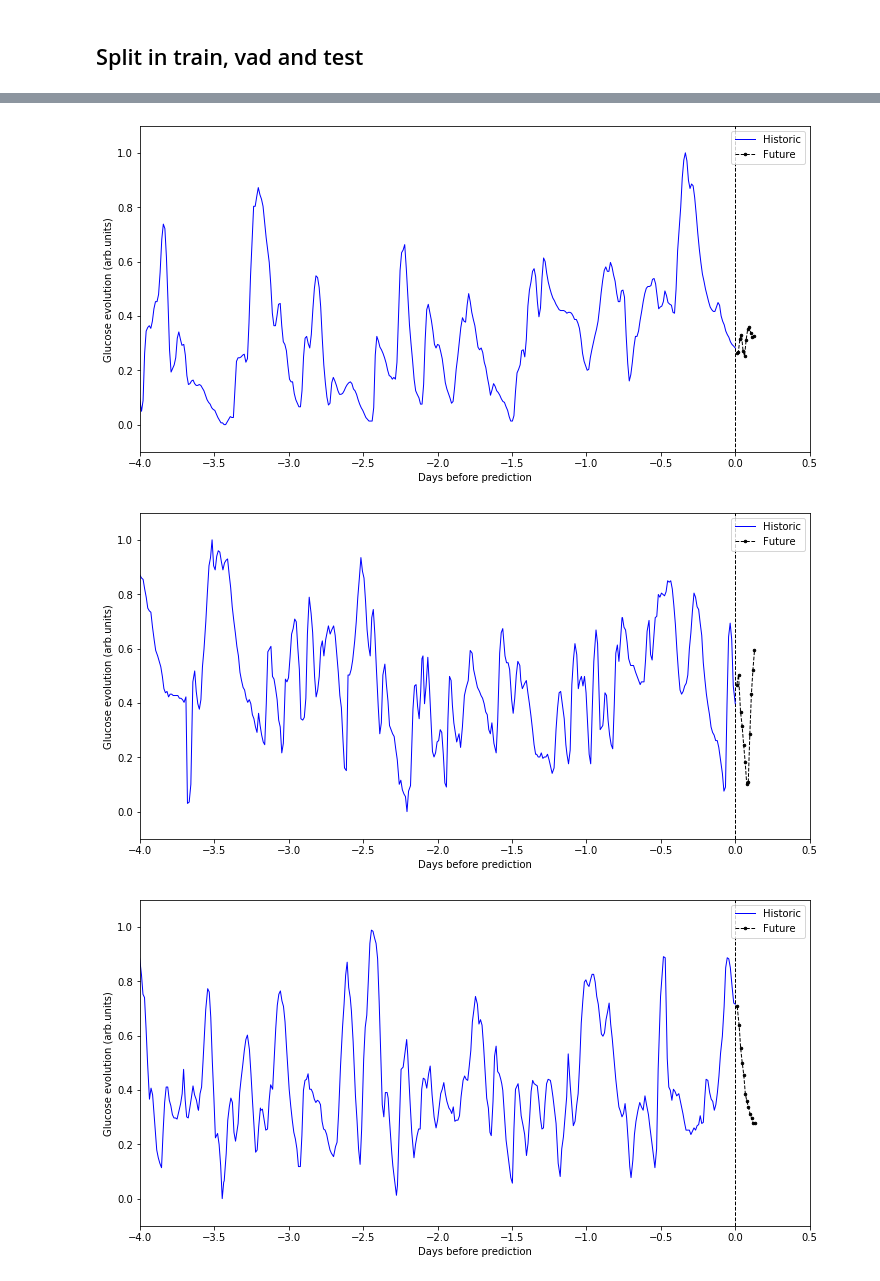
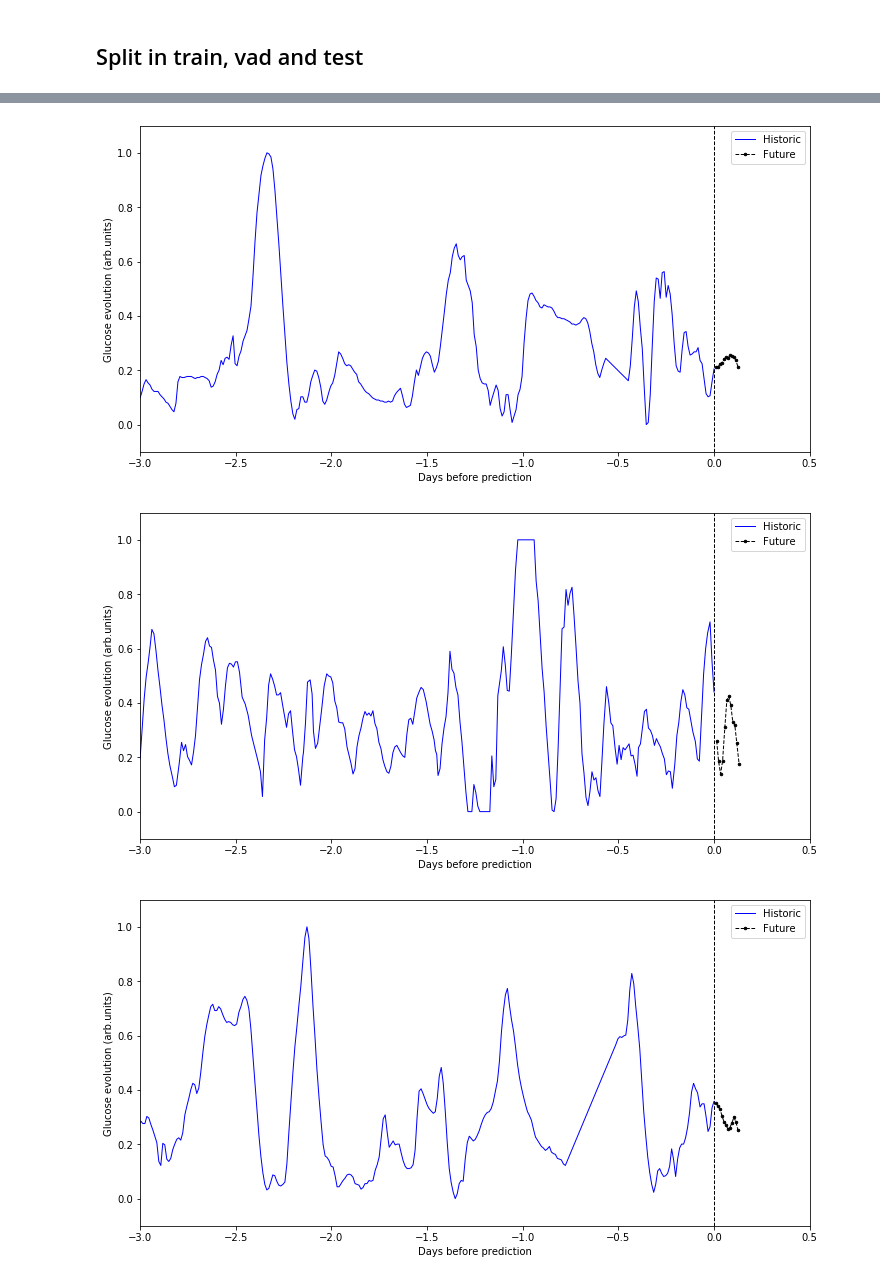
Before and after one commit to juan-arevalo/sugar_level_prediction, a Jupyter notebook: explore/data_exploration.ipynb, the cells around one changed output, grey strips where cells are left out. Drawn from its saved outputs; the diff is of its cells as text; code cells hidden in the pictures.

```diff
--- a/explore/data_exploration.ipynb
+++ b/explore/data_exploration.ipynb
@@ -74,7 +80,7 @@ for filename in files:
 
   # format records and drop nans
   dfs = dfs.dropna(inplace=False, subset=['aut_record'])
-  dfs.aut_record = dfs.aut_record.values.astype(np.int)
+  dfs.aut_record = dfs.aut_record.values.astype(np.float)
 
   # drop duplicates
   dfs.drop_duplicates(inplace=True)
@@ -103,7 +109,8 @@ dfs.to_csv(os.path.join(outdir, 'raw_data.csv'),
            index=False)
 
 print("The df has final shape %s" %(dfs.shape,))
-dfs.head()
+print(dfs.head())
+print(dfs.dtypes)
 # %% [output]
 For patient 4 the df has shape (19857, 3) before sampling
    For patient 4 the df has shape (6600, 3) after sampling
@@ -169,6 +153,8 @@ day_dict = {'Monday': 0, 'Tuesday': 1, 'Wednesday': 2, 'Thursday': 3,
 
 def get_time_data(data, idx, time_unit, zero_time=None):
     # get time feature, substract last time feature event, and normalize to time_unit
+
+    # TODO we should already be working with datetimes
     ts = pd.to_datetime(data.timestamp.values[idx])
     hour = np.array([t.hour for t in ts])
     day = np.array([day_dict[t.day_name()] for t in ts])
@@ -178,7 +164,7 @@ def get_time_data(data, idx, time_unit, zero_time=None):
     return hour, day, zero_time, ts
 
 def get_sugar_data(data, idx, scaler=None):
-    ys = data.aut_record.values[idx].astype(np.float)
+    ys = data.aut_record.values[idx]
     if not scaler:
         min_ys = ys.min()
         max_ys = ys.max()
@@ -197,6 +183,7 @@ def create_sequence(data, start, history, future, feature_steps=1, label_steps=1
     feature_range = np.arange(start=start, stop=start+history, step=feature_steps)
     label_range = np.arange(start=start+history, stop=start+history+future, step=label_steps)
 
+    # get features
     hour_feature, day_feature, zero_time, ts_feature = get_time_data(data, feature_range, time_unit,
                                                                      zero_time=None)
     scaler, ys_feature = get_sugar_data(data, feature_range, scaler=None)
@@ -204,6 +191,7 @@ def create_sequence(data, start, history, future, feature_steps=1, label_steps=1
     # put together the sugar_level, hour, day and time_interval
     comb_feature = np.stack(arrays=(ts_feature, hour_feature, day_feature, ys_feature_noisy), axis=1)
 
+    # get labels
     hour_label, day_label, _, ts_label = get_time_data(data, label_range, time_unit, zero_time=zero_time)
     _, ys_label = get_sugar_data(data, label_range, scaler=scaler)
     comb_label = np.stack(arrays=(ts_label,hour_label, day_label, ys_label), axis=1)
@@ -308,7 +329,13 @@ def create_dataset(data, num_samples, min_idx, max_idx, history, future,
 # %%
 hours = 3
-for noise in [0.0, 0.1]:
-  for days in [2, 3, 4]:
+for noise in [0.1]:
+  for days in [3]:
+    print('*'*60)
+    print('*'*60)
+    print('Noise %s, days %s' %(noise, days))
+    print('*'*60)
+    print('*'*60)
+
     # data is sampled every 15 minutes. Thus, there are 4 measurements per hour
     history = days * 24 * 4 # a history of X days
     history_steps = 1 # 4 samples per hour
@@ -409,9 +436,9 @@ for _ in np.arange(10):
 
   plt.figure(figsize=(12, 6))
 
-  idx=np.random.randint(low=0, high=train.shape[0])
-  xf, xl = train[idx, :history, 0], train[idx, history:history+future, 0]
-  yf, yl = train[idx, :history, 3], train[idx, history:history+future, 3]
+  idx=np.random.randint(low=0, high=vad.shape[0])
+  xf, xl = vad[idx, :history, 0], vad[idx, history:history+future, 0]
+  yf, yl = vad[idx, :history, 3], vad[idx, history:history+future, 3]
 
   ymin = yf.min()-0.1
   ymax = yf.max()+0.1
@@ -437,3 +464,3 @@ for _ in np.arange(10):
-[figure, old version]
+[figure, new version]
-[figure, old version]
+[figure, new version]
-[figure, old version]
+[figure, new version]
```
Also changed, not shown: parts of 15 cells of this notebook.
